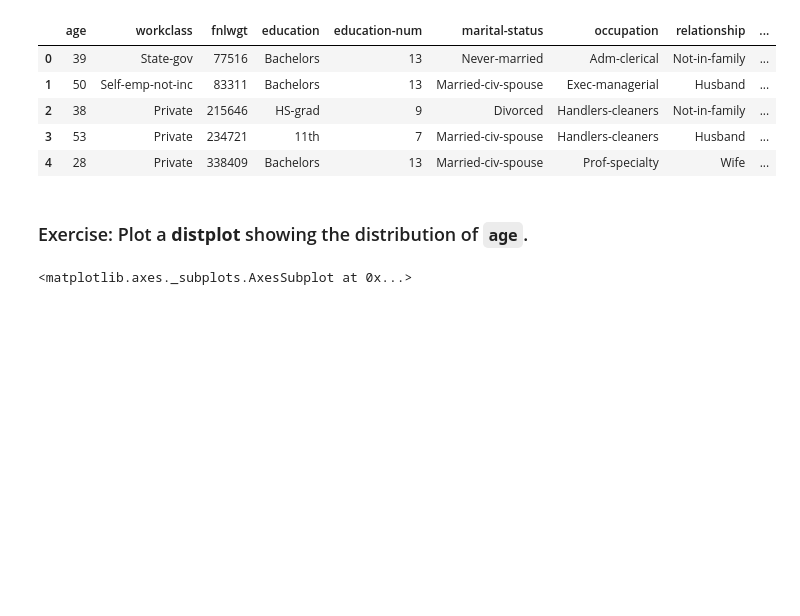
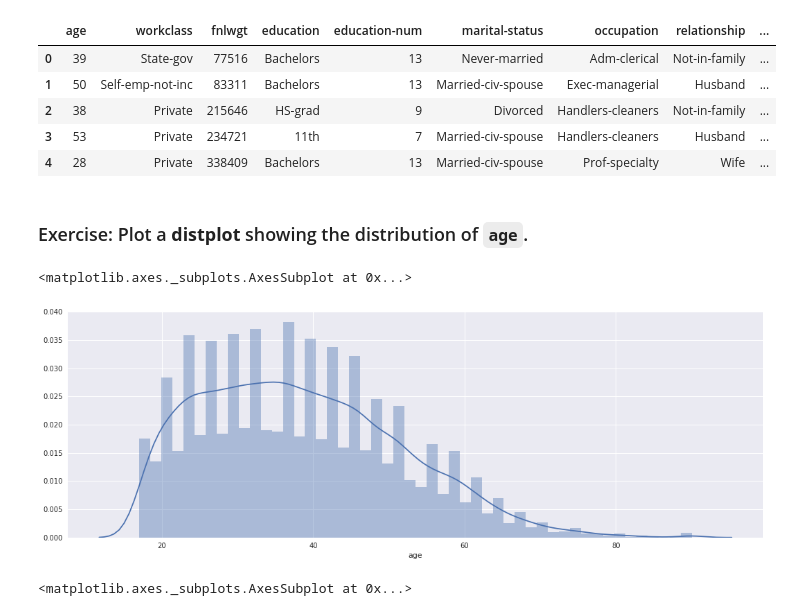
Before and after one commit to gmrkss/ds-unit-2-us-census-analyisis, a Jupyter notebook: Project 2 - US Census.ipynb, the cells around one changed output. Cells and saved outputs as stored; diff of their text form; code cells hidden in the pictures; blank space fills up the shorter version.

```diff
--- a/Project 2 - US Census.ipynb
+++ b/Project 2 - US Census.ipynb
@@ -181,0 +153,7 @@ memory usage: 3.7+ MB
+# %%
+df3 = df.replace('?', np.nan)
+df3.groupby('workclass')['workclass'].count()
+# df3.isnull().values.any()
+df3 = df3.dropna(subset=['workclass', 'occupation', 'native-country'])
+df3.info()
+df3.groupby('workclass')['workclass'].count()
@@ -215,3 +223,8 @@ df['income'].value_counts()
 Name: income, dtype: int64
 # %% [markdown]
 Your job is to turn them into an **ORDERED** categorical type with the following order: `['<=50K', '>50K']`
+# %%
+income_cat = pd.Categorical(['<=50K', '>50K'],categories=['<=50K', '>50K'], ordered=True)
+# %%
+df3.income = df3.income.astype(income_cat)
+df3['income'].dtype
@@ -222,3 +237,8 @@ df['income'].dtype
 CategoricalDtype(categories=['<=50K', '>50K'], ordered=True)
 # %% [markdown]
 ### Exercise: Create a dummy variable _">50K"_ or _"<=50K"_ and concatenate them to our dataframe.
+# %%
+dummy = pd.get_dummies(df3['income'])
+dummy.head()
+df3 = pd.concat([df3, dummy], axis=1)
+df3.head()
@@ -233,6 +260,11 @@ CategoricalDtype(categories=['<=50K', '>50K'], ordered=True)
 | 4 | 28 | Private | 338409 | Bachelors | 13 | Married-civ-spouse | Prof-specialty | Wife | ... |
 # %% [markdown]
 ### Exercise: Plot a **distplot** showing the distribution of `age`.
+# %%
+sns.distplot(df3['age'])
+# %% [output]
+<matplotlib.axes._subplots.AxesSubplot at 0x...>
+[figure, added]
 # %%
 # Expected output
 # %% [output]
```
Also changed, not shown: parts of 7 cells of this notebook.
